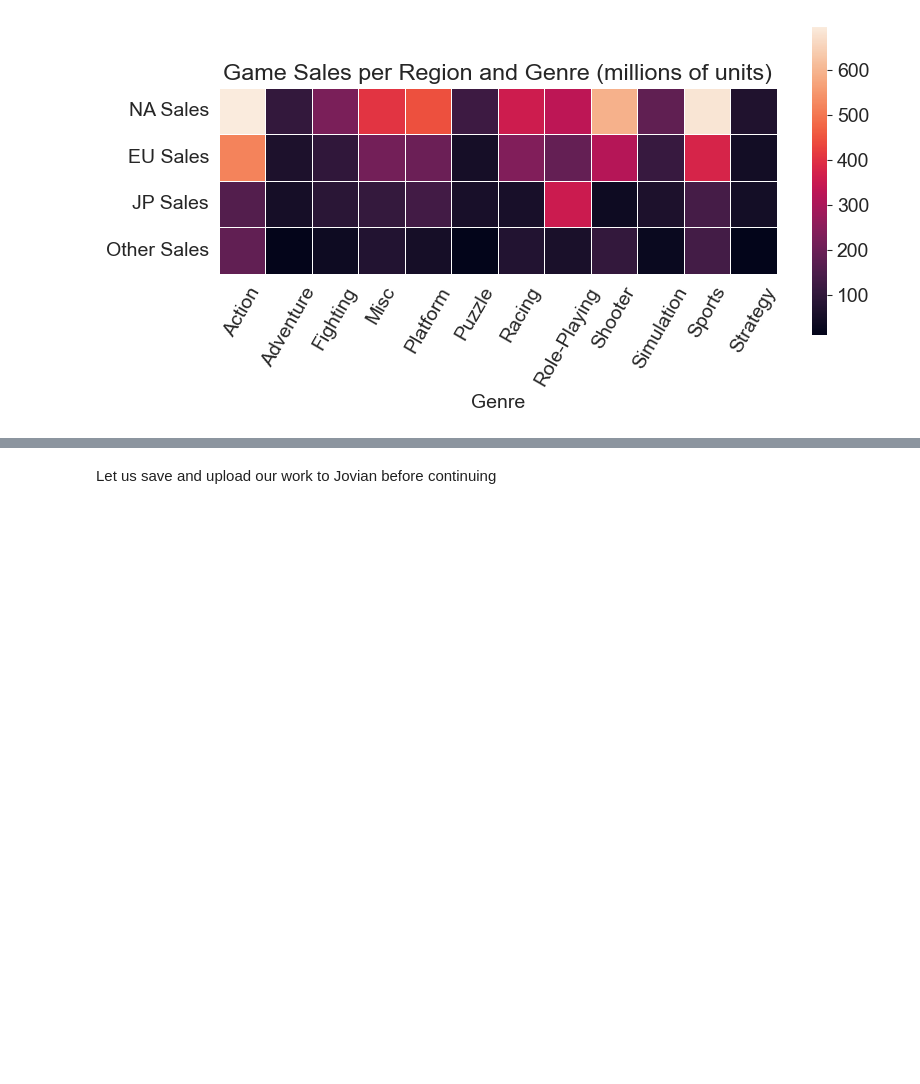
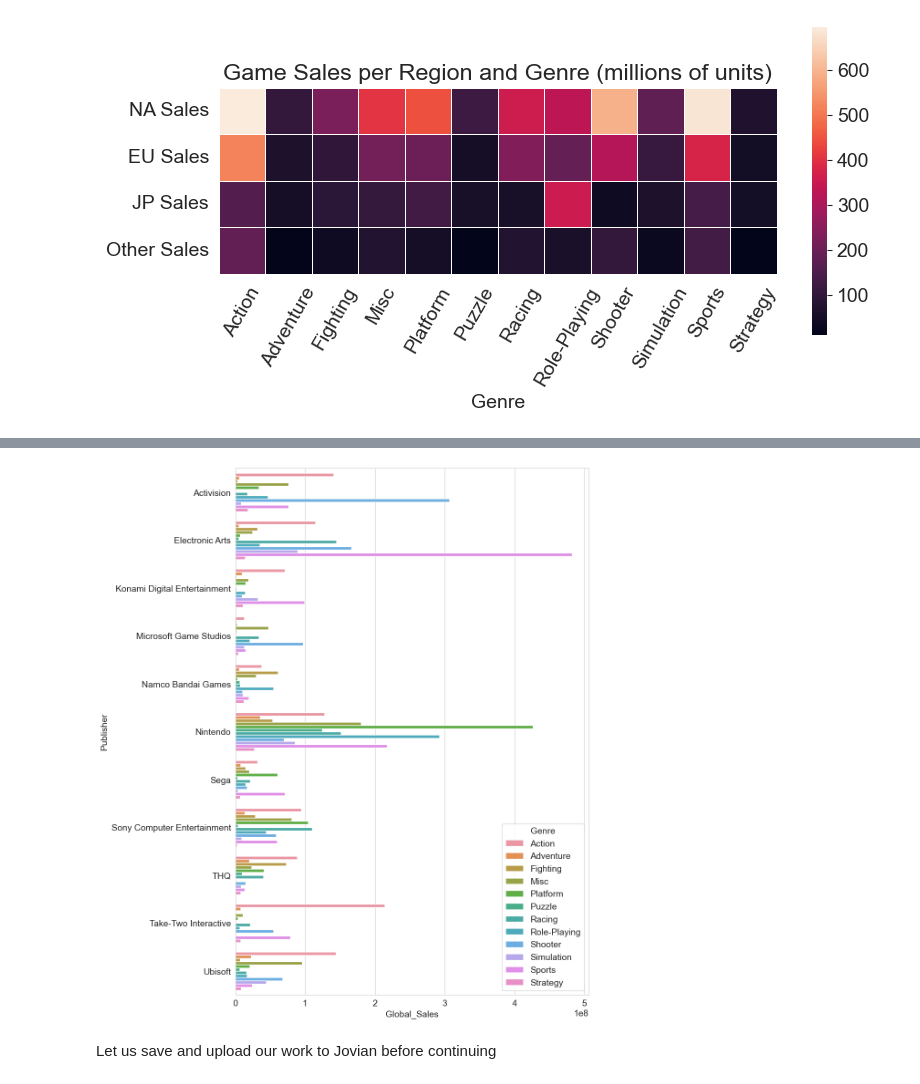
Before and after one commit to MatiasCarbone/video-game-sales-exploratory-analysis, a Jupyter notebook: video-game-sales-exploratory-analysis.ipynb, the cells around one changed output, grey strips where cells are left out. Drawn from its saved outputs; the diff is of its cells as text; code cells hidden in the pictures; blank space fills up the shorter version.

Commit message:
added publisher-genre barplot

```diff
--- a/video-game-sales-exploratory-analysis.ipynb
+++ b/video-game-sales-exploratory-analysis.ipynb
@@ -297,3 +306,14 @@ plt.show()
+# %%
+biggest_publishers = game_df.groupby('Publisher').sum().sort_values('Global_Sales', ascending=False).head(11).index
+
+
+publisher_genre = game_df.set_index('Publisher').loc[biggest_publishers].groupby(['Publisher', 'Genre']).sum().reset_index()[['Publisher', 'Genre', 'Global_Sales']]
+
+fig = plt.subplots(figsize=(10, 15))
+sns.barplot(data=publisher_genre, y='Publisher', x='Global_Sales', hue='Genre', orient='h')
+plt.show()
+# %% [output]
+[figure, added]
 # %% [markdown]
 Let us save and upload our work to Jovian before continuing
 # %%
```
Also changed, not shown: parts of 2 cells of this notebook.
